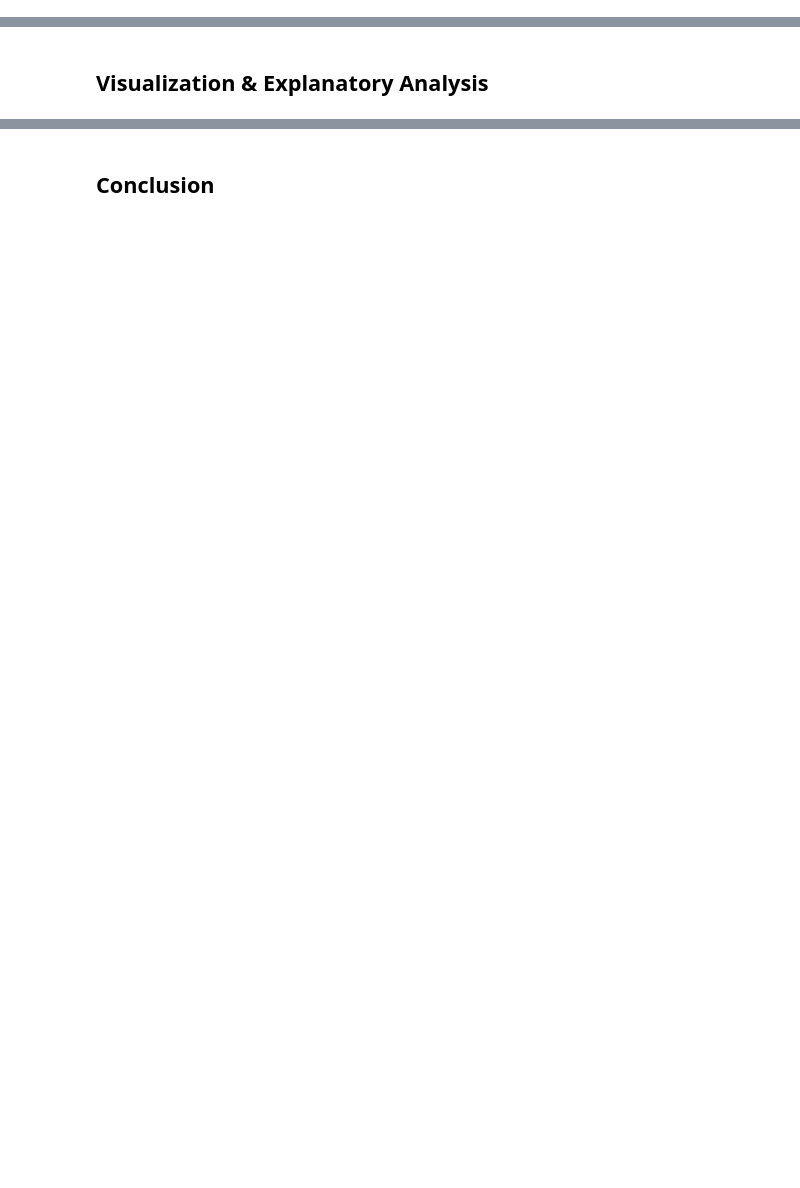
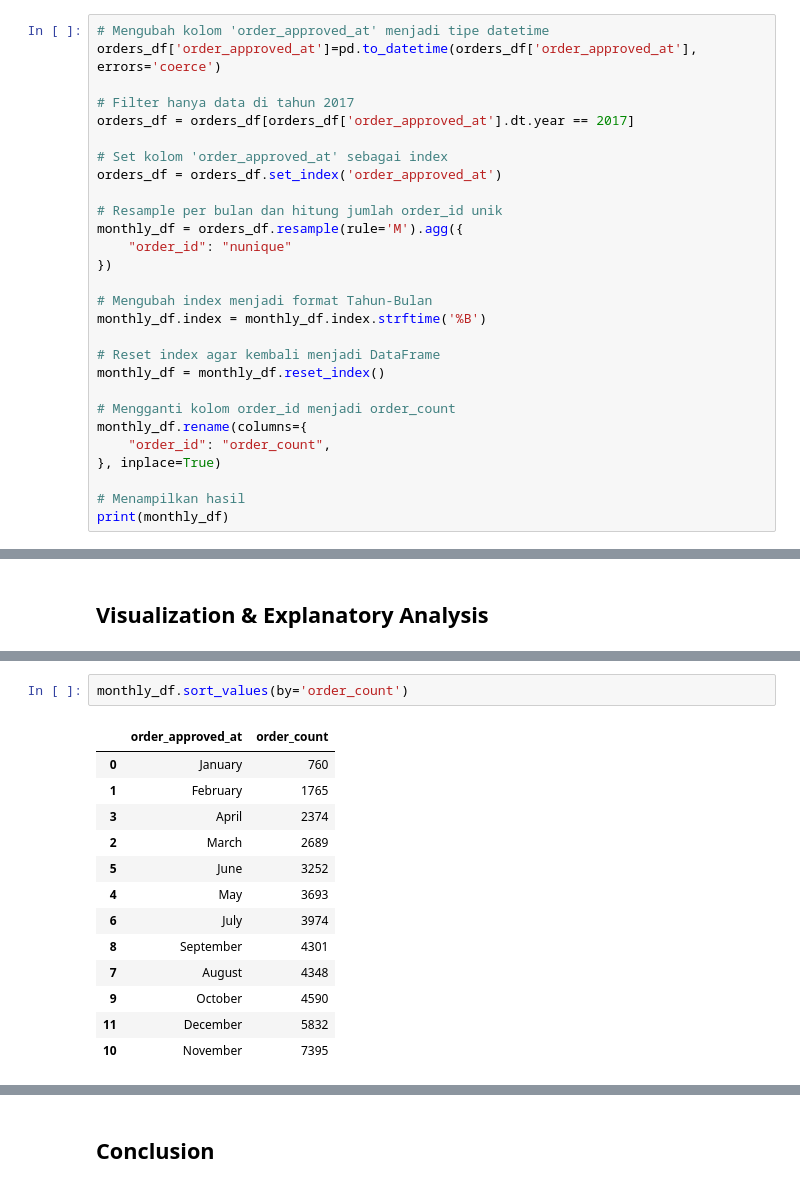
Before and after one commit to Adri720S/Tugas-Analisis-Data, a Jupyter notebook: Proyek_Analisis_Data.ipynb, the cells around one changed output, grey strips where cells are left out. Drawn from its saved outputs; the diff is of its cells as text; blank space fills up the shorter version.

```diff
--- a/Proyek_Analisis_Data.ipynb
+++ b/Proyek_Analisis_Data.ipynb
@@ -227,0 +164,28 @@ memory usage: 6.1+ MB
+# %%
+# Mengubah kolom 'order_approved_at' menjadi tipe datetime
+orders_df['order_approved_at']=pd.to_datetime(orders_df['order_approved_at'], errors='coerce')
+
+# Filter hanya data di tahun 2017
+orders_df = orders_df[orders_df['order_approved_at'].dt.year == 2017]
+
+# Set kolom 'order_approved_at' sebagai index
+orders_df = orders_df.set_index('order_approved_at')
+
+# Resample per bulan dan hitung jumlah order_id unik
+monthly_df = orders_df.resample(rule='M').agg({
+    "order_id": "nunique"
+})
+
+# Mengubah index menjadi format Tahun-Bulan
+monthly_df.index = monthly_df.index.strftime('%B')
+
+# Reset index agar kembali menjadi DataFrame
+monthly_df = monthly_df.reset_index()
+
+# Mengganti kolom order_id menjadi order_count
+monthly_df.rename(columns={
+    "order_id": "order_count",
+}, inplace=True)
+
+# Menampilkan hasil
+print(monthly_df)
@@ -394,0 +265,16 @@ plt.show()
+# %%
+monthly_df.sort_values(by='order_count')
+# %% [output]
+|  | order_approved_at | order_count |
+| 0 | January | 760 |
+| 1 | February | 1765 |
+| 3 | April | 2374 |
+| 2 | March | 2689 |
+| 5 | June | 3252 |
+| 4 | May | 3693 |
+| 6 | July | 3974 |
+| 8 | September | 4301 |
+| 7 | August | 4348 |
+| 9 | October | 4590 |
+| 11 | December | 5832 |
+| 10 | November | 7395 |
```
Also changed, not shown: parts of 30 cells of this notebook.
